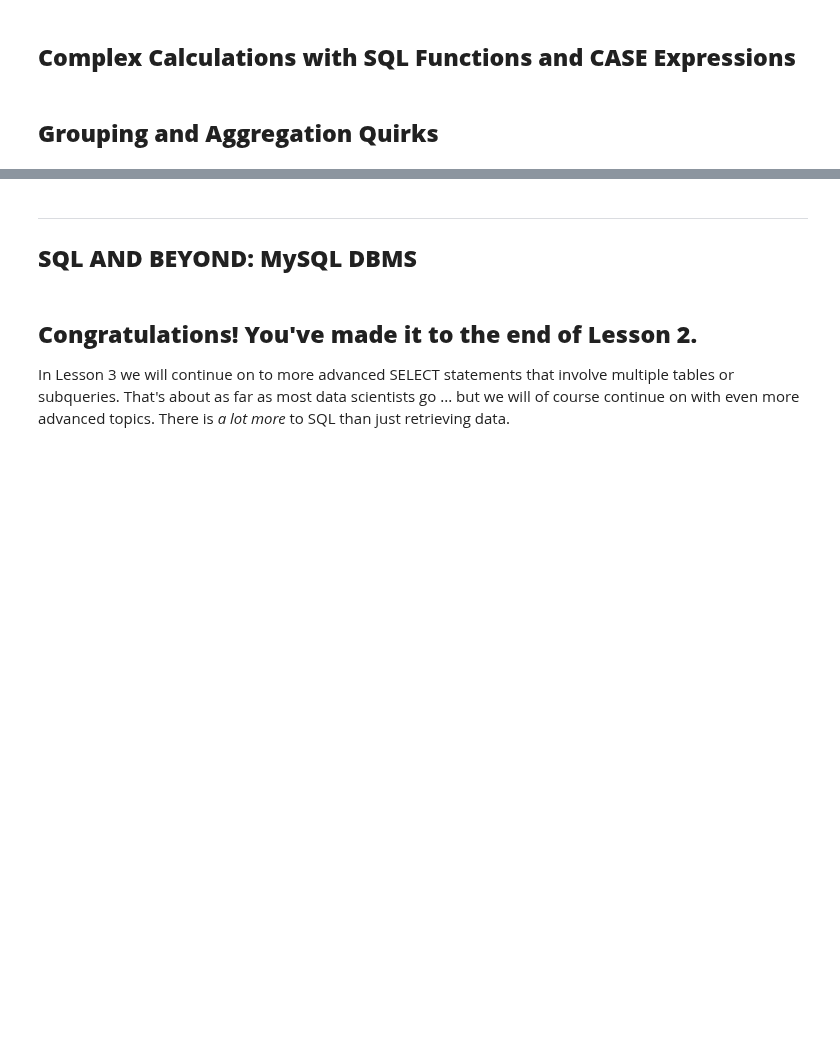
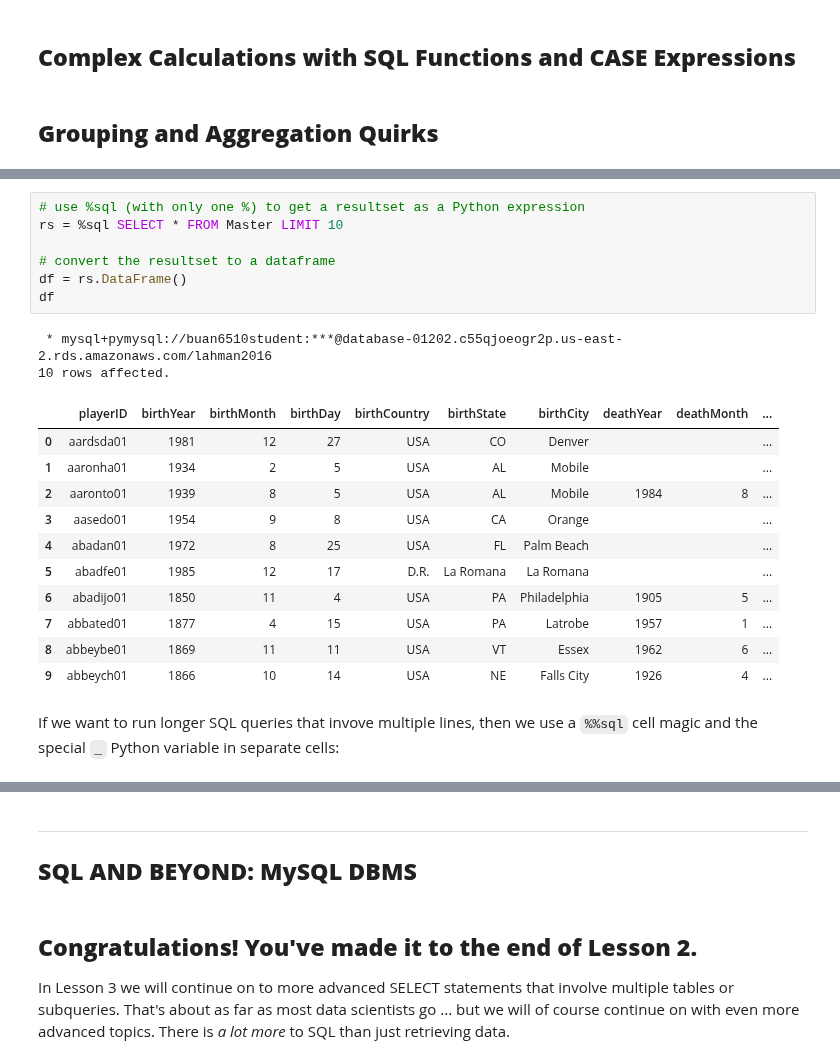
Before and after one commit to kangpyolee/DATA6510, a Jupyter notebook: L2_SELECT_basics.ipynb, the cells around one changed output, grey strips where cells are left out. Saved outputs shown, nothing was run; the diff lists cells and outputs as text; blank space fills up the shorter version.

```diff
--- a/L2_SELECT_basics.ipynb
+++ b/L2_SELECT_basics.ipynb
@@ -371,0 +552,23 @@ We'll come back to boolean expressions like `inducted='Y' and category='Player'`
+# %%
+# use %sql (with only one %) to get a resultset as a Python expression
+rs = %sql SELECT * FROM Master LIMIT 10
+
+# convert the resultset to a dataframe
+df = rs.DataFrame()
+df
+# %% [output]
+ * mysql+pymysql://buan6510student:***@database-01202.c55qjoeogr2p.us-east-2.rds.amazonaws.com/lahman2016
+10 rows affected.
+|  | playerID | birthYear | birthMonth | birthDay | birthCountry | birthState | birthCity | deathYear | deathMonth | ... |
+| 0 | aardsda01 | 1981 | 12 | 27 | USA | CO | Denver |  |  | ... |
+| 1 | aaronha01 | 1934 | 2 | 5 | USA | AL | Mobile |  |  | ... |
+| 2 | aaronto01 | 1939 | 8 | 5 | USA | AL | Mobile | 1984 | 8 | ... |
+| 3 | aasedo01 | 1954 | 9 | 8 | USA | CA | Orange |  |  | ... |
+| 4 | abadan01 | 1972 | 8 | 25 | USA | FL | Palm Beach |  |  | ... |
+| 5 | abadfe01 | 1985 | 12 | 17 | D.R. | La Romana | La Romana |  |  | ... |
+| 6 | abadijo01 | 1850 | 11 | 4 | USA | PA | Philadelphia | 1905 | 5 | ... |
+| 7 | abbated01 | 1877 | 4 | 15 | USA | PA | Latrobe | 1957 | 1 | ... |
+| 8 | abbeybe01 | 1869 | 11 | 11 | USA | VT | Essex | 1962 | 6 | ... |
+| 9 | abbeych01 | 1866 | 10 | 14 | USA | NE | Falls City | 1926 | 4 | ... |
+# %% [markdown]
+If we want to run longer SQL queries that invove multiple lines, then we use a `%%sql` cell magic and the special `_` Python variable in separate cells:
```
Also changed, not shown: parts of 37 cells of this notebook, 3 other files.
